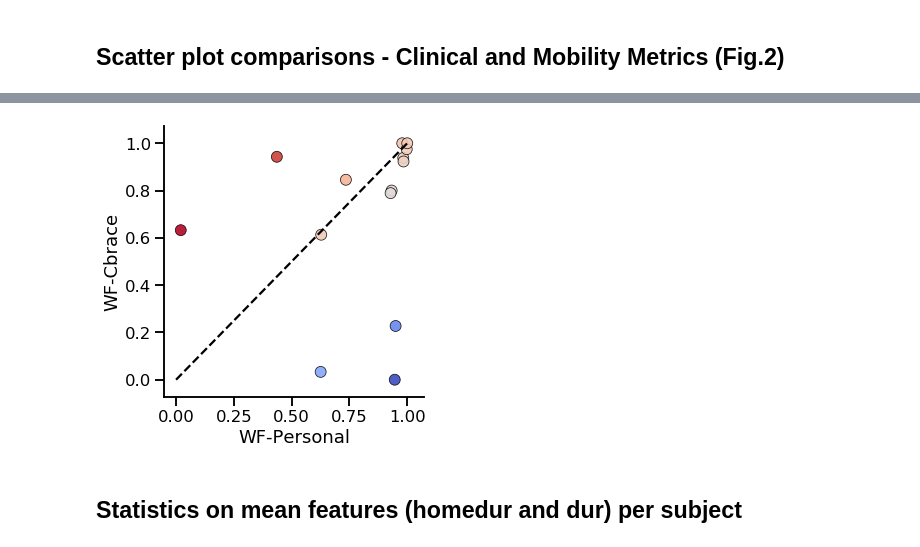
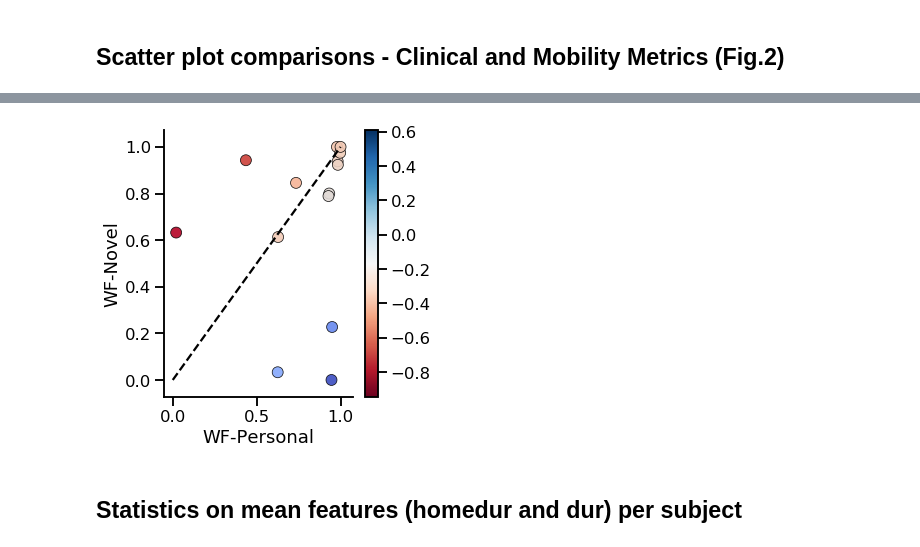
Before and after one commit to Luke3D/CbrAnalysis, a Jupyter notebook: PaperAnalysis.ipynb, the cells around one changed output, grey strips where cells are left out. Saved outputs shown, nothing was run; the diff lists cells and outputs as text; code cells hidden in the pictures.

```diff
--- a/PaperAnalysis.ipynb
+++ b/PaperAnalysis.ipynb
@@ -96,7 +97,7 @@ ax.get_legend().remove()
 ## Community data analysis
 # %%
 # Data = pd.read_csv('GPSData.csv')
-Data = pd.read_csv('./Data/GPSandClinicalData.csv')
+Data = pd.read_csv('../Data/GPSandClinicalData.csv')
 # %%
 Data.head()
 # %% [output]
@@ -405,10 +492,10 @@ B = dur.query('NewBrace==1')[featcomp]
 B.index = B.SubjID
 B.drop('SubjID',axis=1, inplace=True)
 A.rename(columns={'Wear Fraction':'WF-Personal', 'Daily Duration':'DT-Personal'}, inplace=True)
-B.rename(columns={'Wear Fraction':'WF-Cbrace', 'Daily Duration':'DT-Cbrace'}, inplace=True)
+B.rename(columns={'Wear Fraction':'WF-Novel', 'Daily Duration':'DT-Novel'}, inplace=True)
 AB = pd.concat((A,B),axis=1)
-AB['delta'] = AB['WF-Cbrace']-AB['WF-Personal']
-AB['deltaT'] = AB['DT-Cbrace']-AB['DT-Personal']
+AB['delta'] = AB['WF-Novel']-AB['WF-Personal']
+AB['deltaT'] = AB['DT-Novel']-AB['DT-Personal']
 # AB.sort_values('delta')
 
 #add column on deltaUse
@@ -416,0 +523,3 @@ AB['deltaT'] = AB['DT-Cbrace']-AB['DT-Personal']
+# %%
+maxsteps = dur[['Steps']].groupby(['SubjID']).max()
+AB['maxsteps'] = maxsteps
@@ -417,17 +545,28 @@ AB['deltaT'] = AB['DT-Cbrace']-AB['DT-Personal']
 # %%
 fig, ax = plt.subplots(1,1, figsize=(5,5))
 # ax = ax.ravel()
-sns.scatterplot(x='WF-Personal', y='WF-Cbrace', hue='delta', data=AB, alpha=0.9, palette='coolwarm', ax=ax, s=120, edgecolor='black')
+sns.scatterplot(x='WF-Personal', y='WF-Novel', hue='delta', data=AB, alpha=0.9, palette='coolwarm', ax=ax, s=120, edgecolor='black')
+# sns.scatterplot(x='WF-Personal', y='WF-Novel', hue='delta', data=AB, alpha=0.9, palette='coolwarm', ax=ax,
+#                 size='maxsteps', sizes=(100,1000), edgecolor='black')
+# ax.plot([0,1],[0,1], c='black', linestyle='--')
+
 ax.plot([0,1],[0,1], c='black', linestyle='--')
 ax.legend_.remove()
 # sns.scatterplot(x='DT-Personal', y='DT-Cbrace', hue='delta', data=AB, alpha=0.9, palette='coolwarm', ax=ax[1], s=120, edgecolor='black')
 # ax[1].plot([0,10],[0,10], c='black', linestyle='--')
 # ax[1].legend_.remove()
 sns.despine()
+
+norm = plt.Normalize(AB['delta'].min(), AB['delta'].max())
+sm = plt.cm.ScalarMappable(cmap="RdBu", norm=norm)
+sm.set_array([])
+ax.figure.colorbar(sm)
+
+# plt.colorbar()
 plt.tight_layout()
-plt.savefig('./Figs/Fig3.png', dpi=300)
+# plt.savefig('./Figs/Fig3.jpg', dpi=300)
 # %% [output]
-[figure, old version]
+[figure, new version]
 # %% [markdown]
 
 ## Statistics on mean features (homedur and dur) per subject
```
Also changed, not shown: parts of 70 cells of this notebook.
